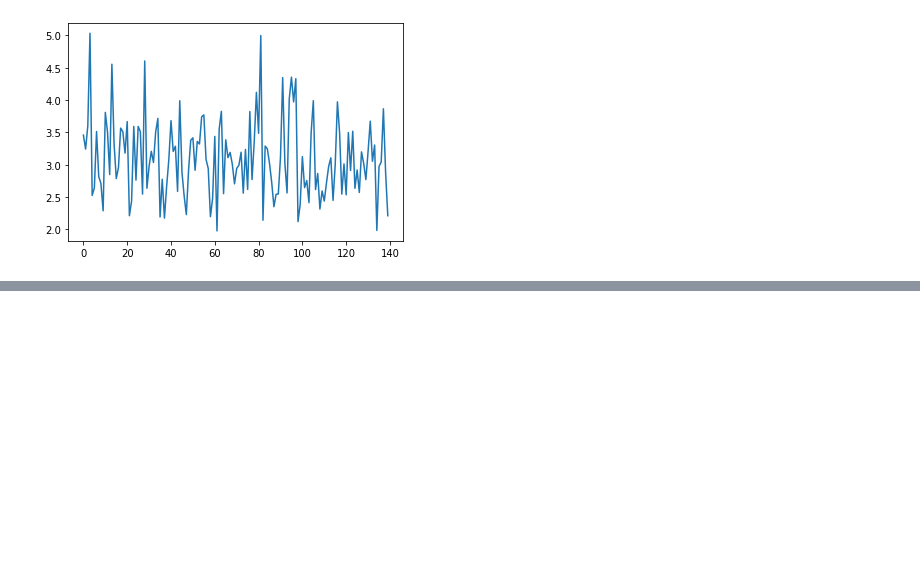
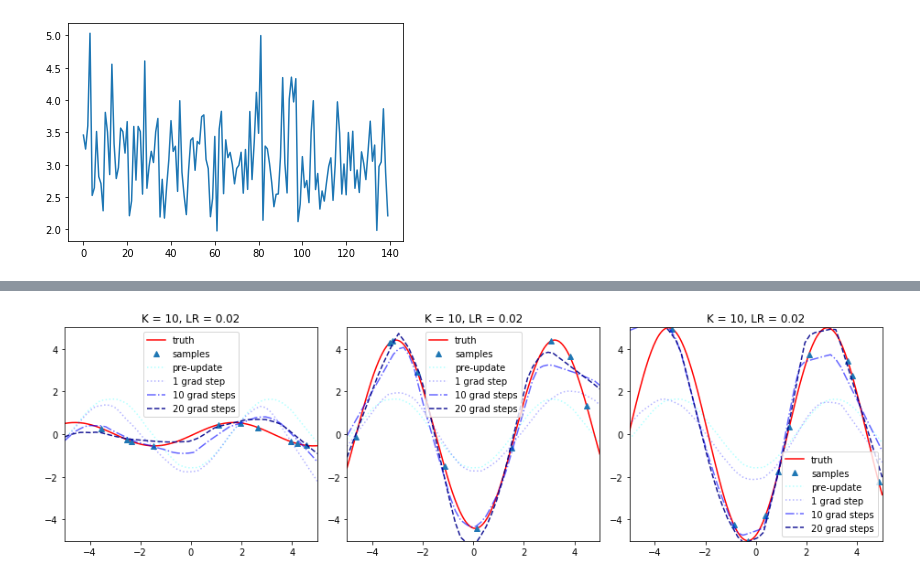
Before and after one commit to tpgillam/meta_learning, a Jupyter notebook: sinusoid.ipynb, the cells around one changed output, grey strips where cells are left out. Saved outputs shown, nothing was run; the diff lists cells and outputs as text; code cells hidden in the pictures; blank space fills up the shorter version.

```diff
--- a/sinusoid.ipynb
+++ b/sinusoid.ipynb
@@ -314,6 +322,7 @@ for _ in axes_iter(range(3)):
 # %%
 for _ in axes_iter(range(3)):
-    pyplot.title('LR = 0.01')
-    meta_test(module, learning_rate=0.01)
+    meta_test(module, learning_rate=0.02)
+# %% [output]
+[figure, added]
 # %%
 for _ in axes_iter(range(3)):
```
Also changed, not shown: parts of 5 cells of this notebook.
